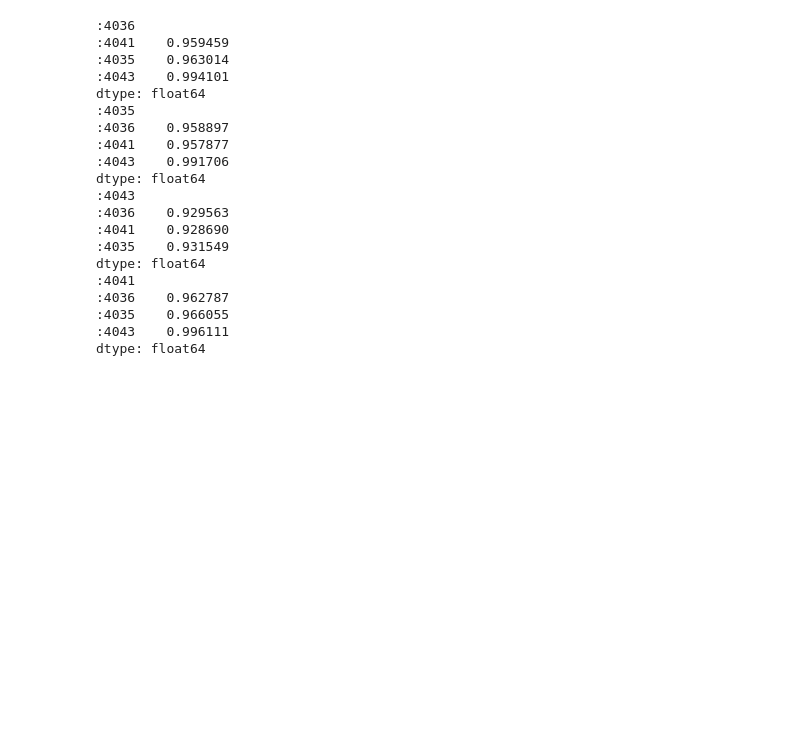
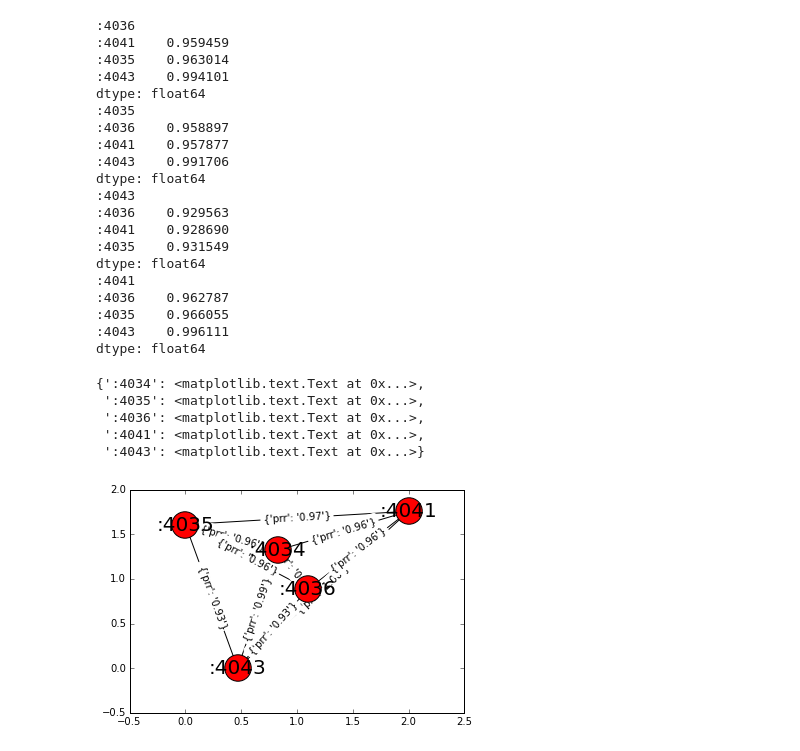
Before and after one commit to gtfierro/smc_networktest, a Jupyter notebook: Log Analysis.ipynb, the cells around one changed output. Saved outputs shown, nothing was run; the diff lists cells and outputs as text; code cells hidden in the pictures; blank space fills up the shorter version.

Commit message:
add networkx drawing

```diff
--- a/Log Analysis.ipynb
+++ b/Log Analysis.ipynb
@@ -1,6 +1,8 @@
 # %%
 import pandas as pd
 %matplotlib inline
+# %%
+expected_count = 1+(3./5.)
 # %%
 filename = "../firestorm_environment/out.log"
 # %%
@@ -94,0 +88,26 @@ dtype: float64
+# %%
+import networkx as nx
+G = nx.Graph()
+for node in remotedfs.keys():
+    G.add_node(node)
+G.add_node(':4034') # root node
+root_edges =localdf.count()*expected_count / (localdf.max() - localdf.min())
+for node, goodness in root_edges.iteritems():
+    G.add_edge(':4034', node, prr='{0:0.2f}'.format(goodness))
+for node, df in remotedfs.items():
+    node_edges = df.index.astype(int).max()*expected_count / (df.max() - df.min())
+    for node2, goodness in node_edges.iteritems():
+        G.add_edge(node, node2, prr='{0:0.2f}'.format(goodness))
+# %%
+pos = nx.spring_layout(G, scale=2.0)
+nx.draw_networkx_nodes(G,pos,node_size=700)
+nx.draw_networkx_edges(G,pos)
+nx.draw_networkx_edge_labels(G,pos)
+nx.draw_networkx_labels(G,pos,font_size=20)
+# %% [output]
+{':4034': <matplotlib.text.Text at 0x...>,
+ ':4035': <matplotlib.text.Text at 0x...>,
+ ':4036': <matplotlib.text.Text at 0x...>,
+ ':4041': <matplotlib.text.Text at 0x...>,
+ ':4043': <matplotlib.text.Text at 0x...>}
+[figure, added]
```
Also changed, not shown: parts of 4 cells of this notebook.
